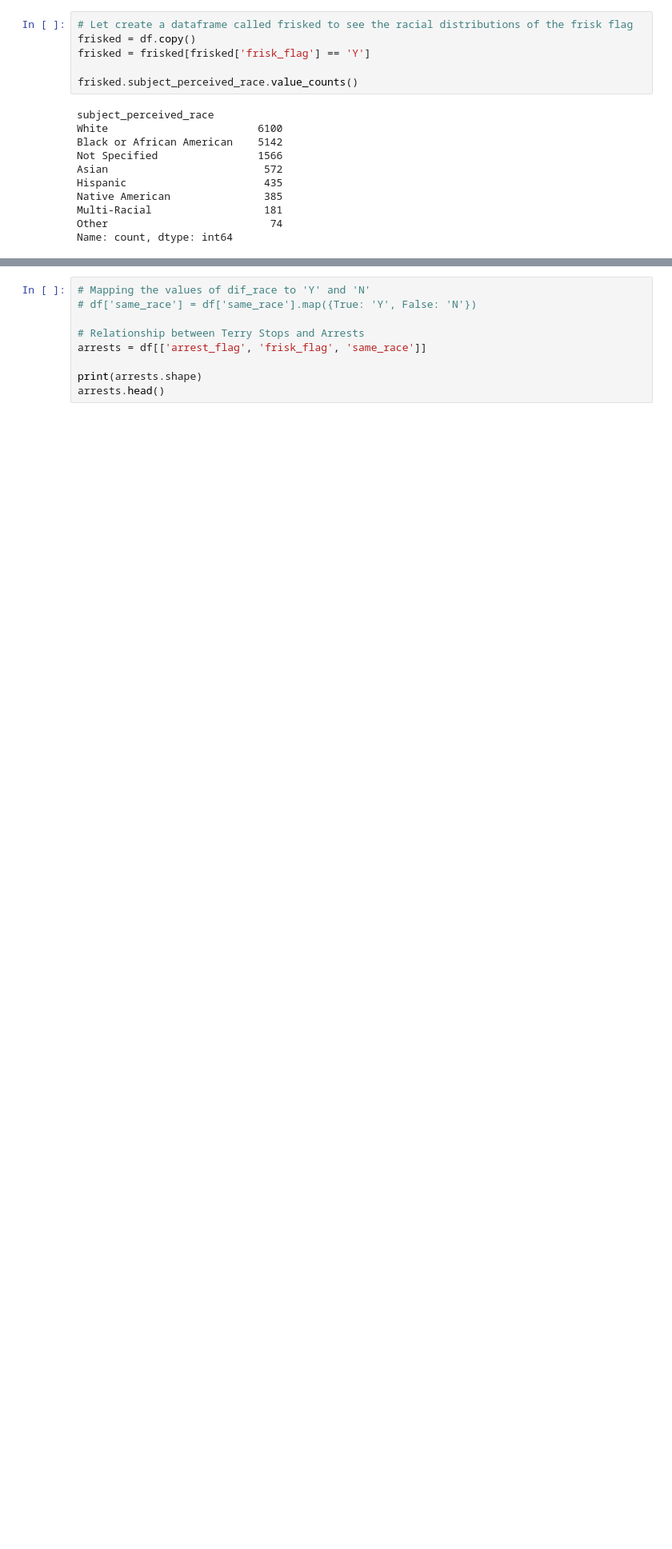
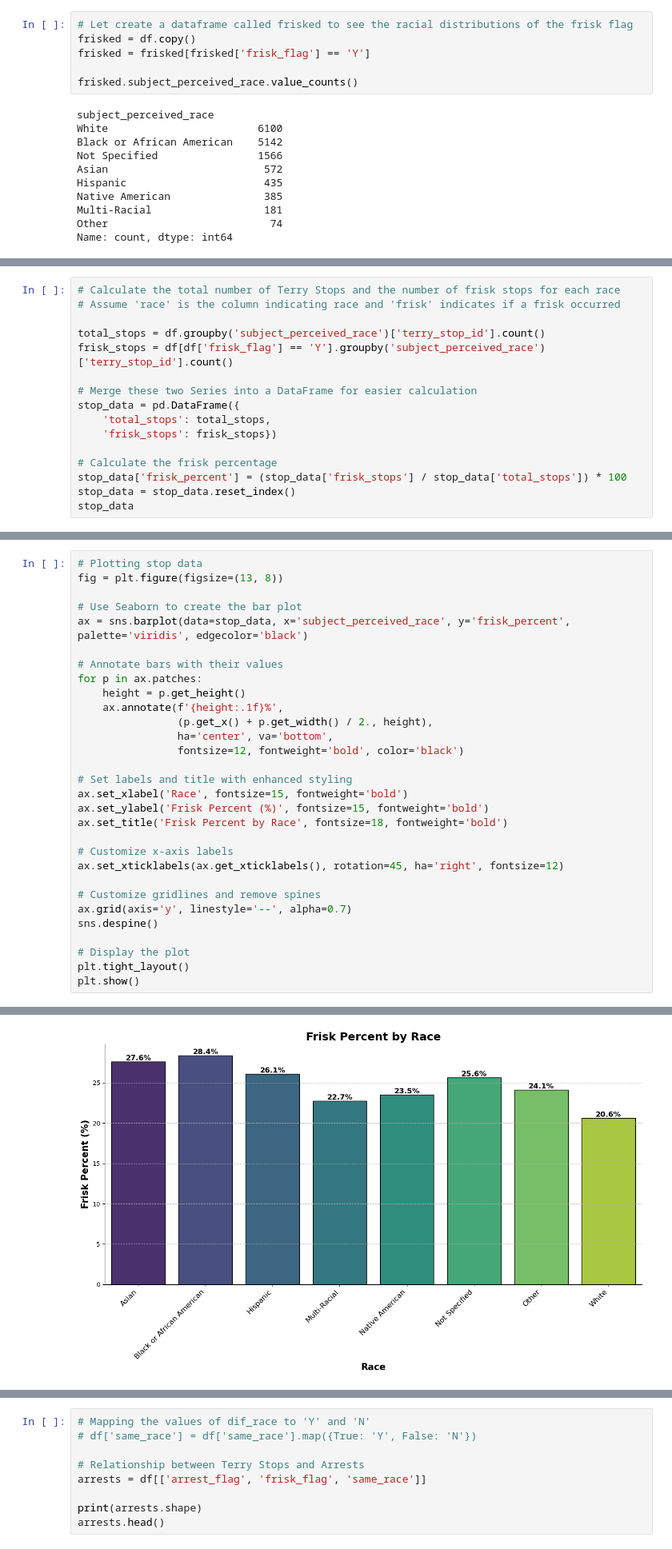
Before and after one commit to ShamlaA/Terry-Traffic-Stops-Prediction-for-Racial-Bias, a Jupyter notebook: Terry_stops_EDA.ipynb, the cells around one changed output, grey strips where cells are left out. Shown at 80% size. Saved outputs shown, nothing was run; the diff lists cells and outputs as text; blank space fills up the shorter version.

```diff
--- a/Terry_stops_EDA.ipynb
+++ b/Terry_stops_EDA.ipynb
@@ -177,0 +157,16 @@ It appears that of all the stop instances there are very few instances of friski
+# %%
+# Calculate the total number of Terry Stops and the number of frisk stops for each race
+# Assume 'race' is the column indicating race and 'frisk' indicates if a frisk occurred
+
+total_stops = df.groupby('subject_perceived_race')['terry_stop_id'].count()
+frisk_stops = df[df['frisk_flag'] == 'Y'].groupby('subject_perceived_race')['terry_stop_id'].count()
+
+# Merge these two Series into a DataFrame for easier calculation
+stop_data = pd.DataFrame({
+    'total_stops': total_stops,
+    'frisk_stops': frisk_stops})
+
+# Calculate the frisk percentage
+stop_data['frisk_percent'] = (stop_data['frisk_stops'] / stop_data['total_stops']) * 100
+stop_data = stop_data.reset_index()
+stop_data
@@ -177,0 +183,31 @@ It appears that of all the stop instances there are very few instances of friski
+# %%
+# Plotting stop data
+fig = plt.figure(figsize=(13, 8))
+
+# Use Seaborn to create the bar plot
+ax = sns.barplot(data=stop_data, x='subject_perceived_race', y='frisk_percent', palette='viridis', edgecolor='black')
+
+# Annotate bars with their values
+for p in ax.patches:
+    height = p.get_height()
+    ax.annotate(f'{height:.1f}%',
+                (p.get_x() + p.get_width() / 2., height),
+                ha='center', va='bottom',
+                fontsize=12, fontweight='bold', color='black')
+
+# Set labels and title with enhanced styling
+ax.set_xlabel('Race', fontsize=15, fontweight='bold')
+ax.set_ylabel('Frisk Percent (%)', fontsize=15, fontweight='bold')
+ax.set_title('Frisk Percent by Race', fontsize=18, fontweight='bold')
+
+# Customize x-axis labels
+ax.set_xticklabels(ax.get_xticklabels(), rotation=45, ha='right', fontsize=12)
+
+# Customize gridlines and remove spines
+ax.grid(axis='y', linestyle='--', alpha=0.7)
+sns.despine()
+
+# Display the plot
+plt.tight_layout()
+plt.show()
+# %% [output]
@@ -177,0 +217 @@ It appears that of all the stop instances there are very few instances of friski
+[figure, added]
```
Also changed, not shown: parts of 28 cells of this notebook.
